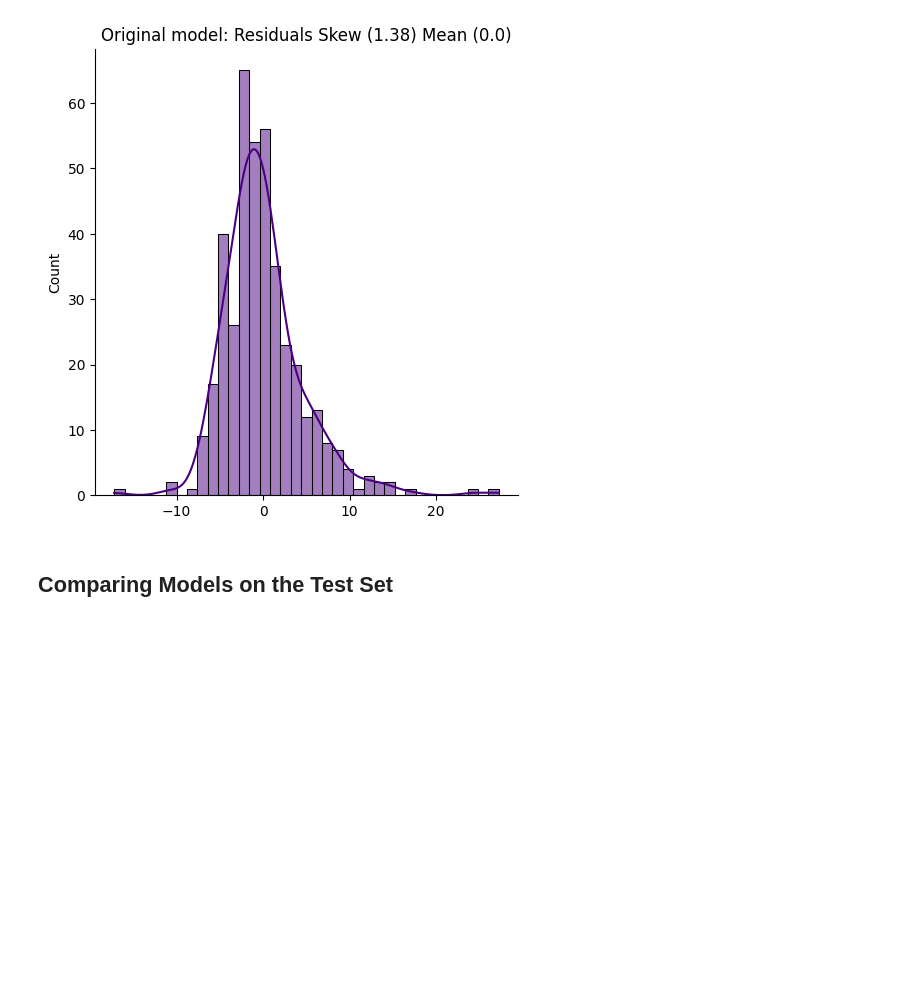
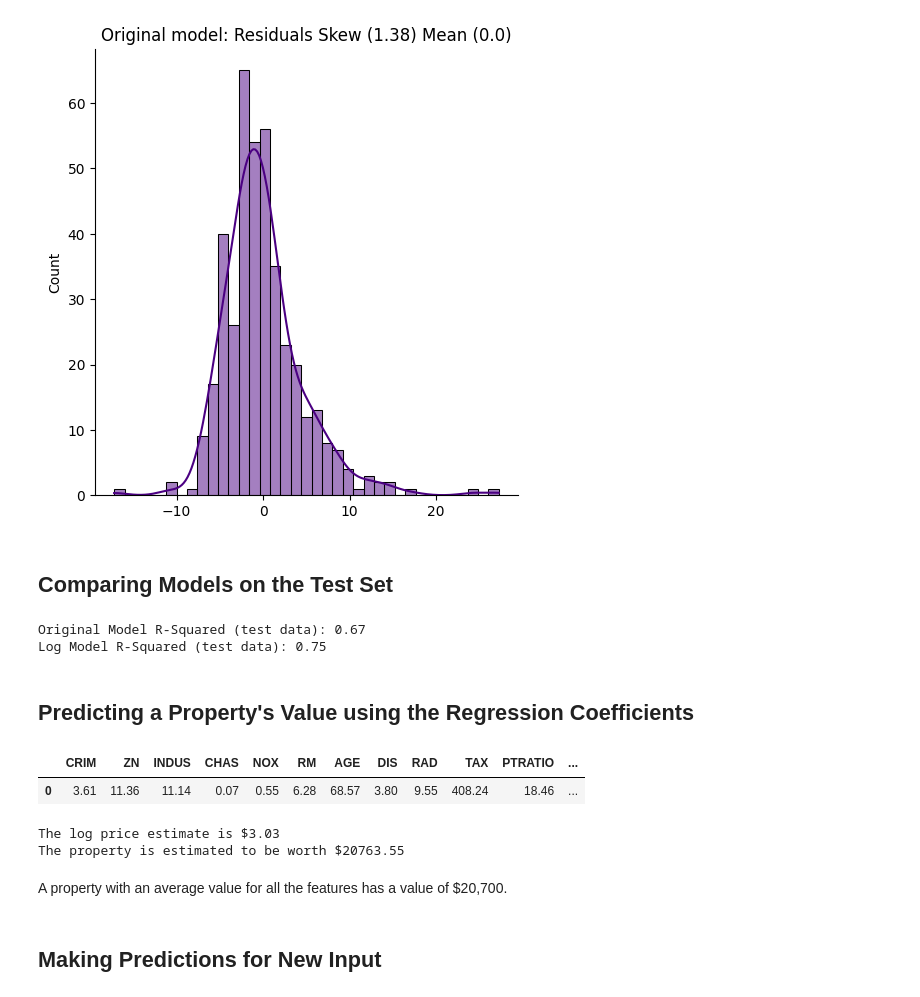
Before and after one commit to DejusDevspace/house-price-prediction, a Jupyter notebook: house_price.ipynb, the cells around one changed output. Cells and saved outputs as stored; diff of their text form; code cells hidden in the pictures; blank space fills up the shorter version.

```diff
--- a/house_price.ipynb
+++ b/house_price.ipynb
@@ -600,3 +600,35 @@ plt.show()
 [figure]
 # %% [markdown]
 ## Comparing Models on the Test Set
+# %%
+print(f'Original Model R-Squared (test data): {r2_score(y_test, regressor.predict(X_test)):.2}')
+print(f'Log Model R-Squared (test data): {r2_score(y_log_test, log_regressor.predict(X_test)):.2}')
+# %% [output]
+Original Model R-Squared (test data): 0.67
+Log Model R-Squared (test data): 0.75
+# %% [markdown]
+## Predicting a Property's Value using the Regression Coefficients
+# %%
+# Average Values in the Dataset
+features = dataset.drop(['PRICE'], axis=1)
+average_vals = features.mean().values # Men values of each of the features
+property_stats = pd.DataFrame(data=average_vals.reshape(1, len(features.columns)), columns=features.columns)
+property_stats
+# %% [output]
+|  | CRIM | ZN | INDUS | CHAS | NOX | RM | AGE | DIS | RAD | TAX | PTRATIO | ... |
+| 0 | 3.61 | 11.36 | 11.14 | 0.07 | 0.55 | 6.28 | 68.57 | 3.80 | 9.55 | 408.24 | 18.46 | ... |
+# %%
+# Make prediction
+log_estimate = log_regressor.predict(property_stats.values)[0]
+print(f'The log price estimate is ${log_estimate:.3}')
+
+# Convert Log Prices to Acutal Dollar Values
+dollar_estimate = np.exp(log_estimate) * 1000
+print(f'The property is estimated to be worth ${dollar_estimate:.2f}')
+# %% [output]
+The log price estimate is $3.03
+The property is estimated to be worth $20763.55
+# %% [markdown]
+A property with an average value for all the features has a value of $20,700.
+# %% [markdown]
+## Making Predictions for New Input
```
Also changed, not shown: parts of 1 cell of this notebook.
